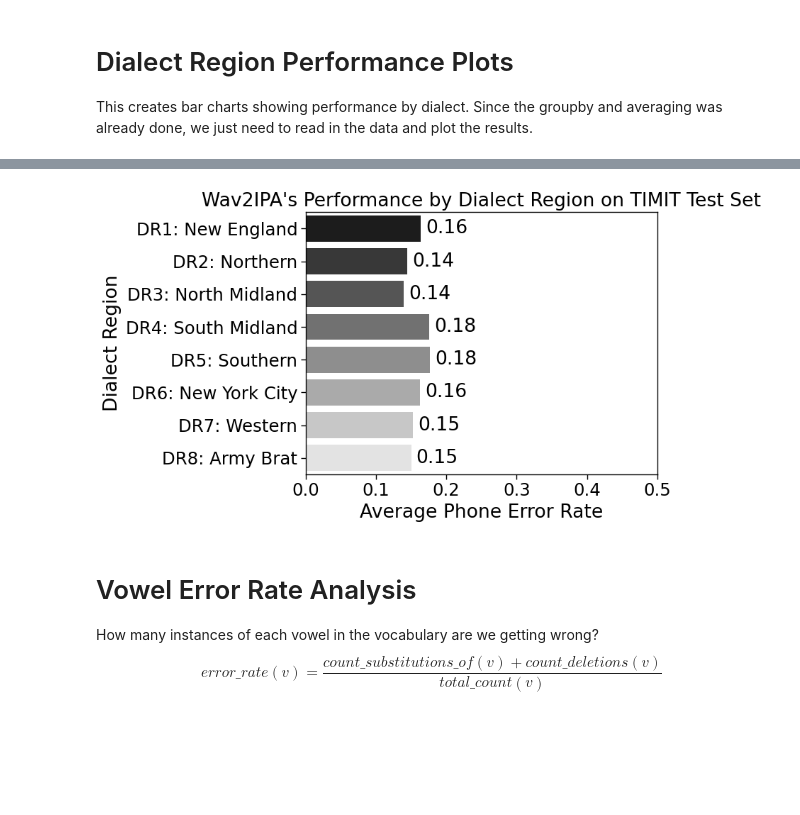
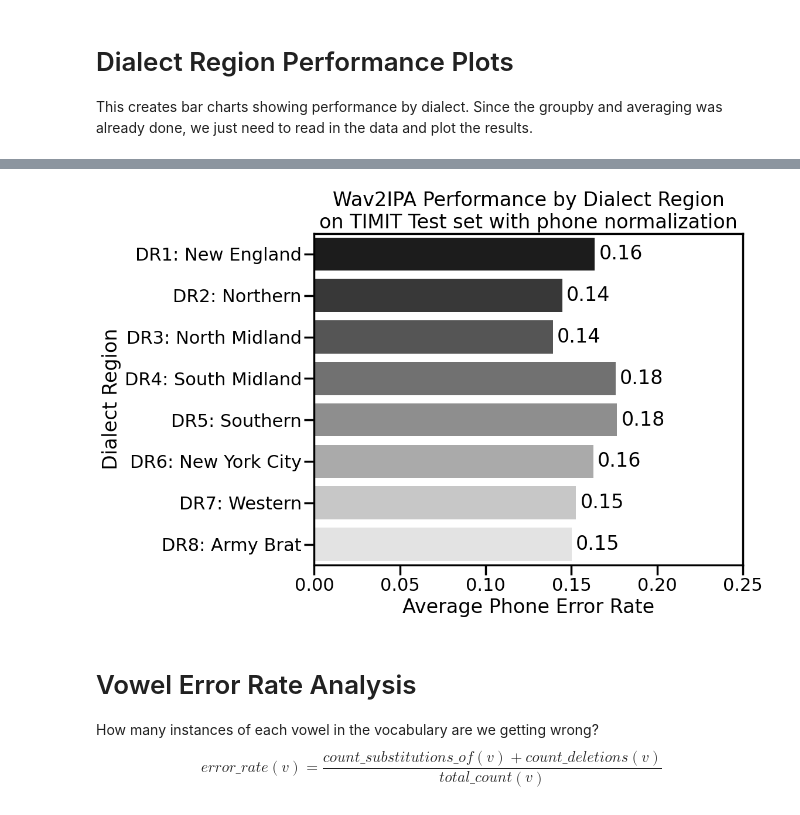
Before and after one commit to UMassCDS/wav2ipa, a Jupyter notebook: notebooks/amp_presentation/timit_evaluation_analysis_test_set_only_with_post_processing.ipynb, the cells around one changed output, grey strips where cells are left out. Saved outputs shown, nothing was run; the diff lists cells and outputs as text; code cells hidden in the pictures; blank space fills up the shorter version.

```diff
--- a/notebooks/amp_presentation/timit_evaluation_analysis_test_set_only_with_post_processing.ipynb
+++ b/notebooks/amp_presentation/timit_evaluation_analysis_test_set_only_with_post_processing.ipynb
@@ -238,12 +238,12 @@ display(all_results_df.head())
 # %%
 # all_results_df = pd.read_csv(FULL_RESULTS_OUT)
 # %%
-plt.figure(figsize=(10, 8))
+plt.figure(figsize=(12, 8))
 
 g = sns.barplot(
     data=aggregate_perf_df, y="Model source", x="mean_phone_error_rate", hue="Model source", palette=PALETTE, hue_order=hue_order
 )
-g.set_title("Comparison of Phone Error Rates on TIMIT with phone normalization")
+g.set_title("Phone Error Rates on TIMIT\nwith phone normalization")
 g.set_xlabel("Average Phone Error Rate\non TIMIT test set")
 g.set_xlim((0,1))
 
@@ -256,12 +256,12 @@ plt.savefig(VIZ_OUTPUT_DIR / "timit_PER_post_proc.eps", format="eps")
 # %%
-plt.figure(figsize=(10, 8))
+plt.figure(figsize=(12, 8))
 
 g = sns.barplot(
     data=aggregate_perf_df, y="Model source", x="mean_phone_feature_error_rate", hue="Model source", palette=PALETTE, hue_order=hue_order
 )
-g.set_title("Comparison of Phone Feature Error Rates on TIMIT with phone normalization")
+g.set_title("Phone Feature Error Rates on TIMIT\nwith phone normalization")
 g.set_xlabel("Average Phone Feature Error Rate\non TIMIT test set")
-g.set_xlim((0,1))
+g.set_xlim((0,7))
 
 for bar in g.containers:
     g.bar_label(bar, fmt="%.2f", padding=5)
@@ -329,14 +329,18 @@ Text(0.5, 1.05, "Models' Average Phone Error Rates on TIMIT Test set by Dialect
 # %%
 # Dialect performance for just our model
 our_model_dialect_df = dialect_df[dialect_df[MODEL_SOURCE_KEY] == "Buckeye fine-tuned on full train split"]
+plt.figure(figsize=(12, 8))
 g = sns.barplot(data=our_model_dialect_df, y="Dialect Region", x="phone_error_rates", hue="Dialect Region", palette=PALETTE)
 g.set_xlabel("Average Phone Error Rate")
-g.set_xlim((0,0.5))
-g.set(title="Wav2IPA's Performance by Dialect Region on TIMIT Test Set")
+g.set_xlim((0,0.25))
+g.set(title="Wav2IPA Performance by Dialect Region\non TIMIT Test set with phone normalization")
 for bar in g.containers:
     g.bar_label(bar, fmt="%.2f", padding=5)
+
+plt.tight_layout()
+plt.savefig(VIZ_OUTPUT_DIR / "timit_wav2ipa_detailed_dialect.eps", format="eps")
 # %% [output]
-[figure, old version]
+[figure, new version]
 # %% [markdown]
 # Vowel Error Rate Analysis
 How many instances of each vowel in the vocabulary are we getting wrong?
```
Also changed, not shown: parts of 3 cells of this notebook.
